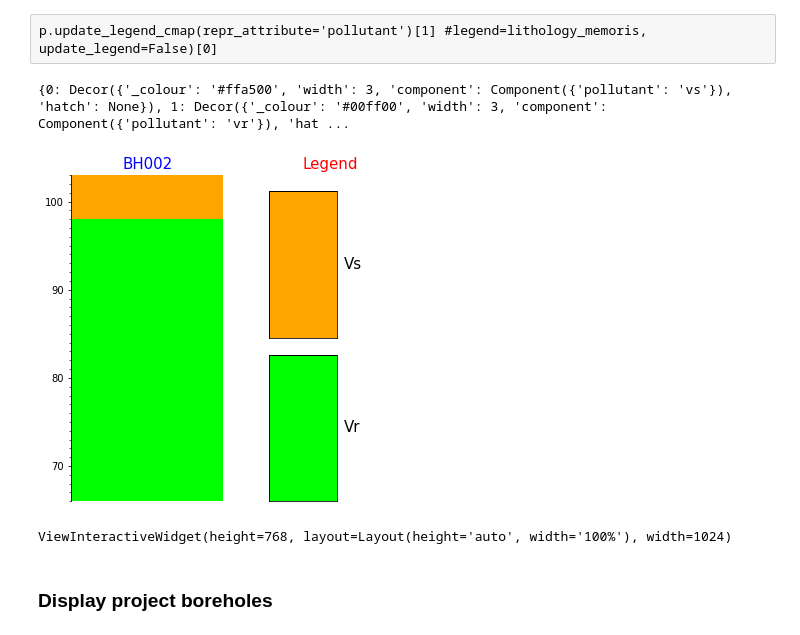
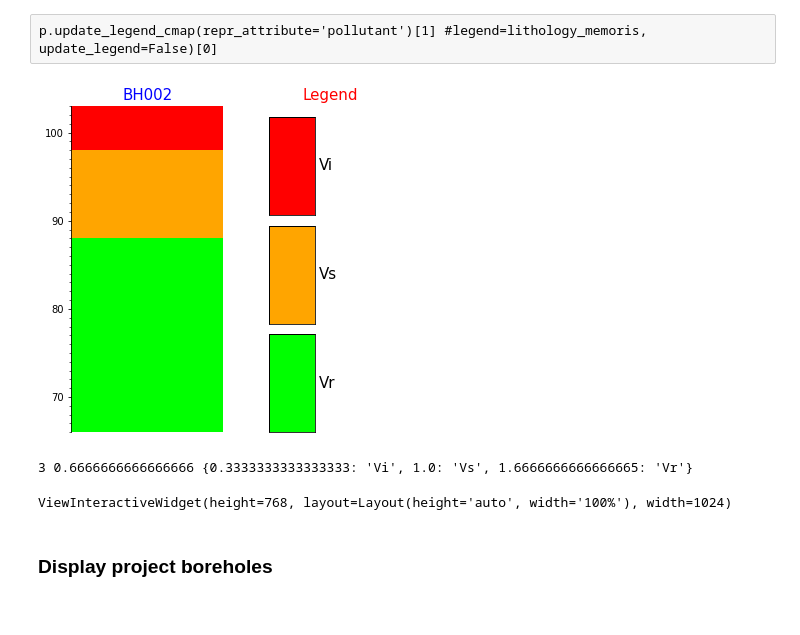
Before and after one commit to kaufmanno/GSDMA, a Jupyter notebook: playground/TFE_test/Boreholes_representation.ipynb, the cells around one changed output. Cells and saved outputs as stored; diff of their text form; code cells hidden in the pictures.

```diff
--- a/playground/TFE_test/Boreholes_representation.ipynb
+++ b/playground/TFE_test/Boreholes_representation.ipynb
@@ -314,14 +314,14 @@ p.boreholes_3d[bh].plot3d(x3d=True)
 # %% [raw]
 p.update_legend_cmap(repr_attribute='pollutant')[1] #legend=lithology_memoris, update_legend=False)[0]
 # %%
-p.boreholes_3d[bh].log_plot(repr_attribute='pollutant')#, repr_legend=pollutant_memoris)
+p.boreholes_3d[bh].log_plot(repr_attribute=attributes[1])
 # %% [output]
-{0: Decor({'_colour': '#ffa500', 'width': 3, 'component': Component({'pollutant': 'vs'}), 'hatch': None}), 1: Decor({'_colour': '#00ff00', 'width': 3, 'component': Component({'pollutant': 'vr'}), 'hat ...
-[figure, old version]
+[figure, new version]
 # %%
-p.boreholes_3d[bh].plot3d(repr_attribute='pollutant')#, repr_legend=pollutant_memoris, show_legend=True)
+p.boreholes_3d[bh].plot3d(repr_attribute=attributes[1])
 # %% [output]
-ViewInteractiveWidget(height=768, layout=Layout(height='auto', width='100%'), width=1024)
+3 0.6666666666666666 {0.3333333333333333: 'Vi', 1.0: 'Vs', 1.6666666666666665: 'Vr'}
+ViewInteractiveWidget(height=768, layout=Layout(height='auto', width='100%'), width=1024)
 # %% [markdown]
 ### Display project boreholes
 # %%
```
Also changed, not shown: parts of 16 cells of this notebook, 5 other files.
